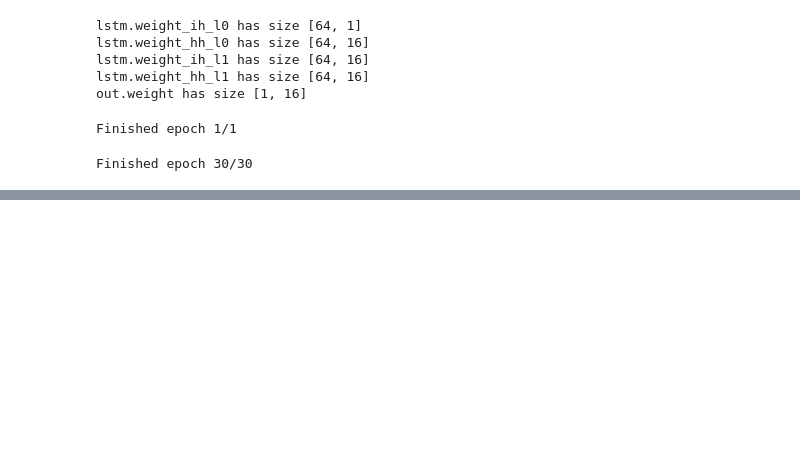
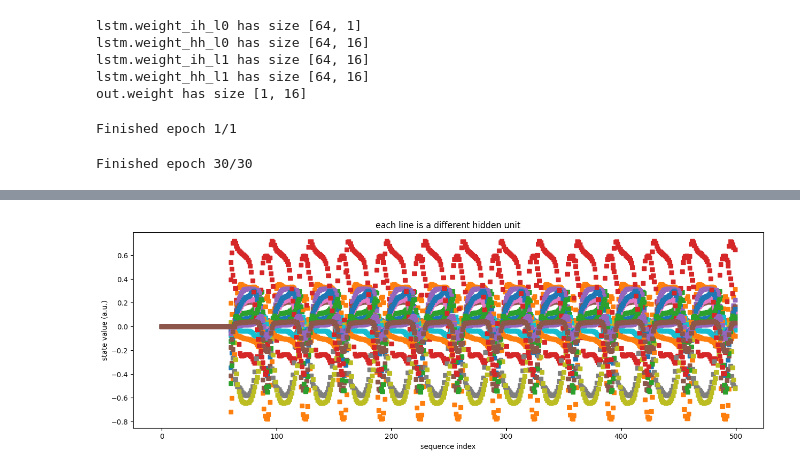
Before and after one commit to elmoghany/DL-LSTM-PyTorch-Sine-Wave-Extrapolation, a Jupyter notebook: DL-LSTM-PyTorch-Sine-Wave-Extrapolation.ipynb, the cells around one changed output, grey strips where cells are left out. Drawn from its saved outputs; the diff is of its cells as text; code cells hidden in the pictures; blank space fills up the shorter version.

```diff
--- a/DL-LSTM-PyTorch-Sine-Wave-Extrapolation.ipynb
+++ b/DL-LSTM-PyTorch-Sine-Wave-Extrapolation.ipynb
@@ -305,0 +305,12 @@ plt.show()
+# %%
+# show the hidden states
+plt.figure(figsize=(16,5))
+
+plt.plot(h0,'s')
+# plt.plot(h1,'r')
+plt.xlabel('sequence index')
+plt.ylabel('state value (a.u.)')
+plt.title('each line is a different hidden unit')
+plt.show()
+# %% [output]
+[figure, added]
```
Also changed, not shown: parts of 9 cells of this notebook.
